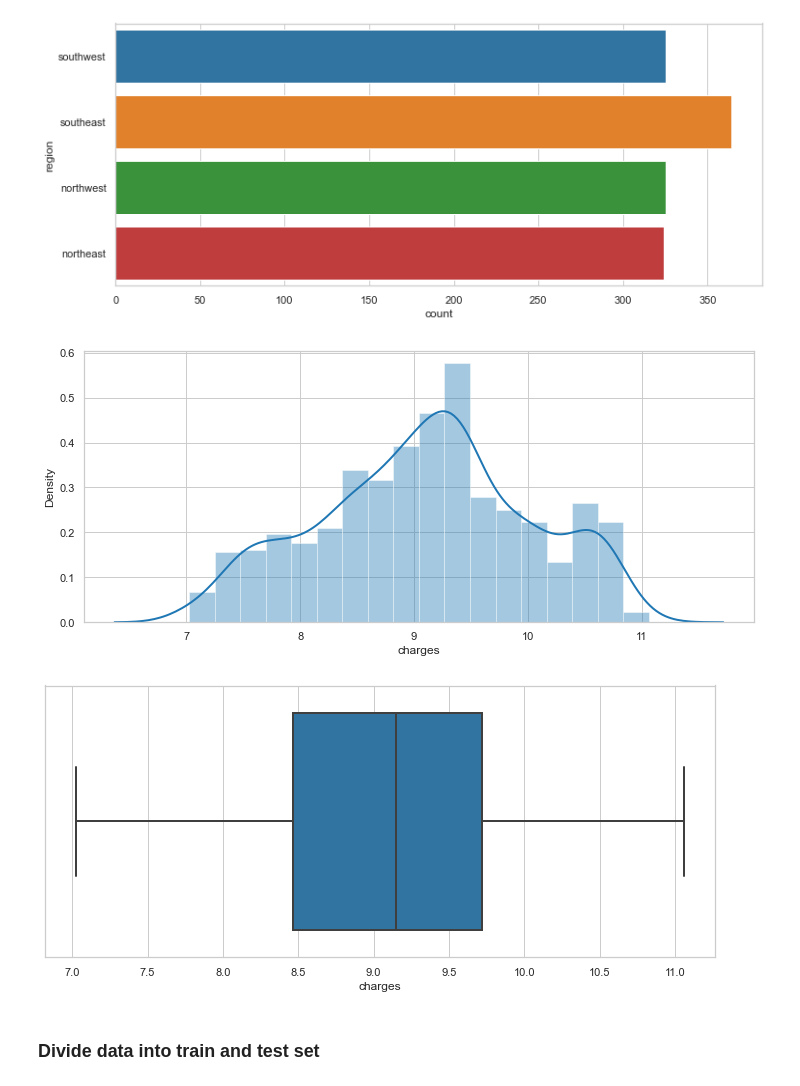
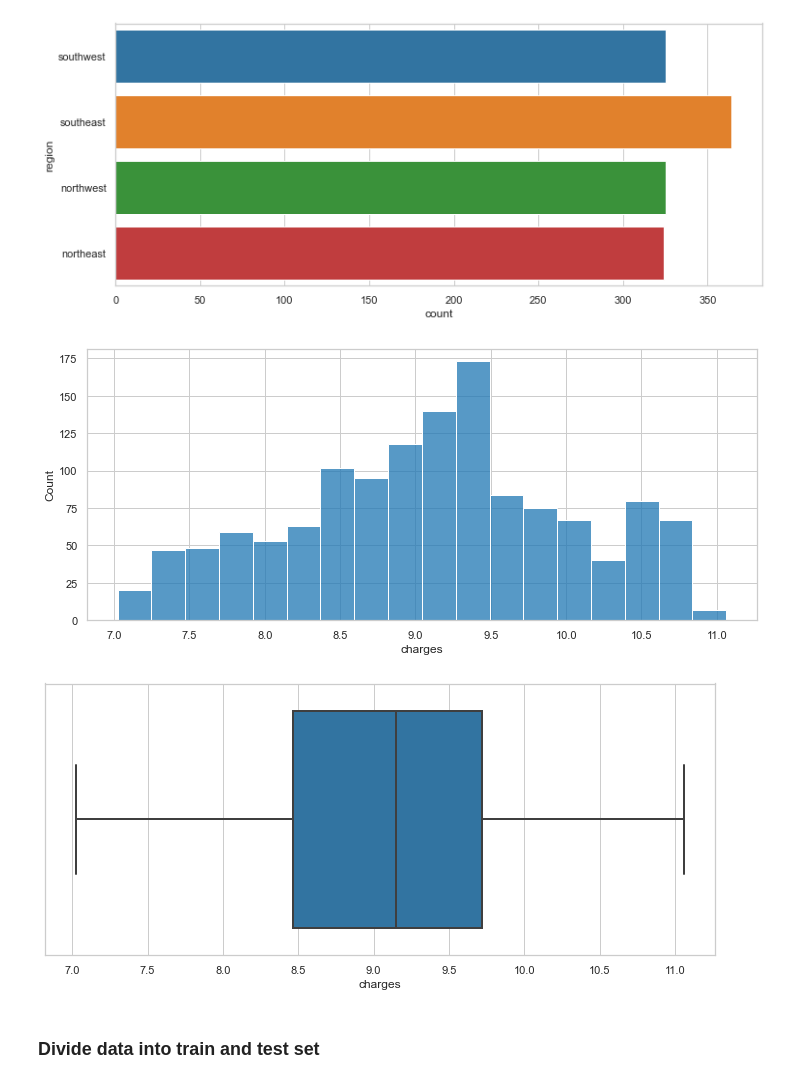
Before and after one commit to ssegui/ml_ub, a Jupyter notebook: notebooks/Session3.ipynb, the cells around one changed output. Cells and saved outputs as stored; diff of their text form; code cells hidden in the pictures.

```diff
--- a/notebooks/Session3.ipynb
+++ b/notebooks/Session3.ipynb
@@ -670,13 +670,13 @@ plt.show()
 [figure]
 # %%
 # Charges: Individual medical costs billed by health insurance, $ #predicted value
-sns.distplot(df.charges)
+sns.histplot(df.charges)
 plt.show()
 
 sns.boxplot(x=df["charges"])
 plt.show()
 # %% [output]
-[figure, old version]
+[figure, new version]
 [figure]
 # %% [markdown]
 ### Divide data into train and test set
```
Also changed, not shown: parts of 16 cells of this notebook.
